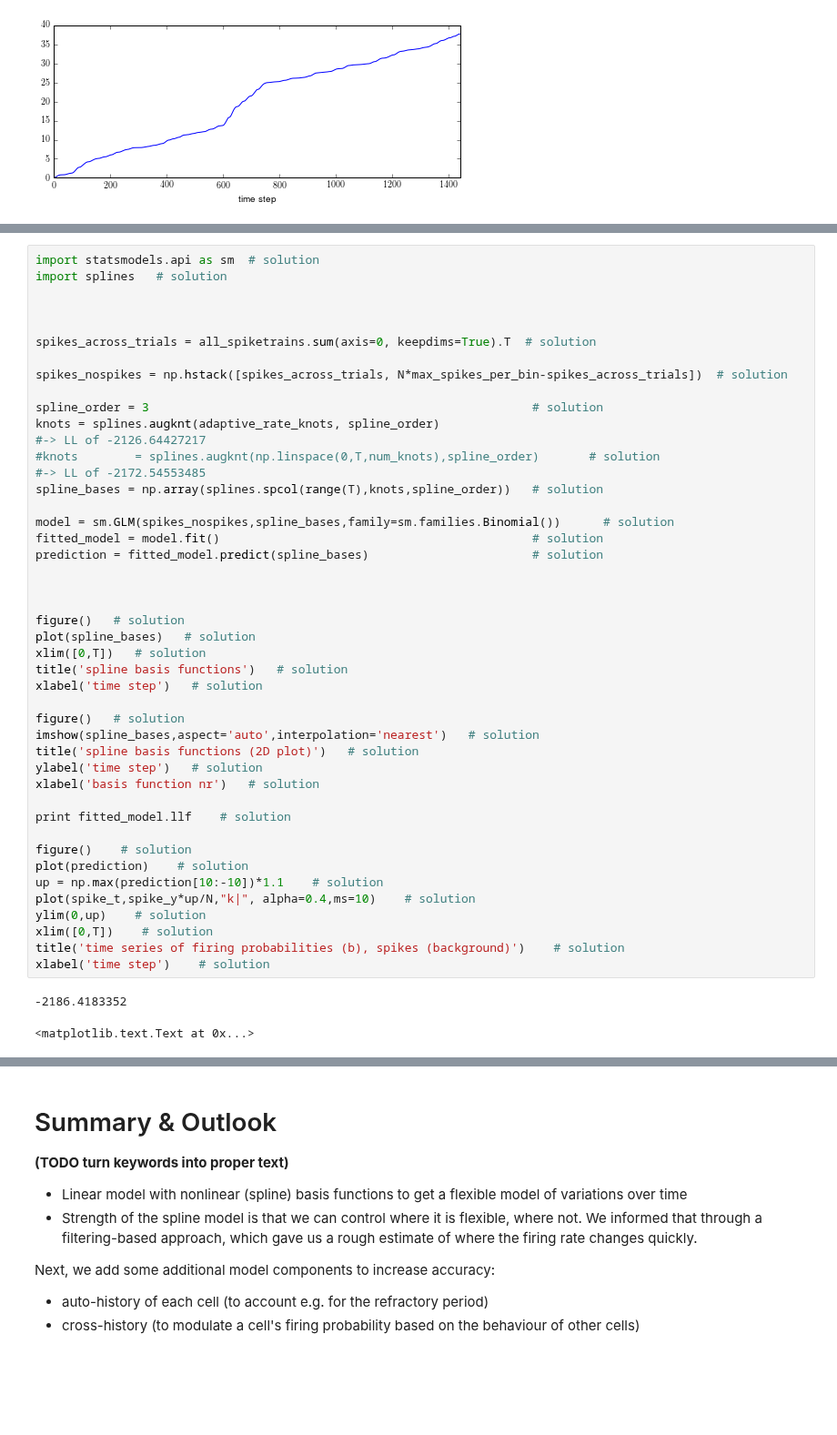
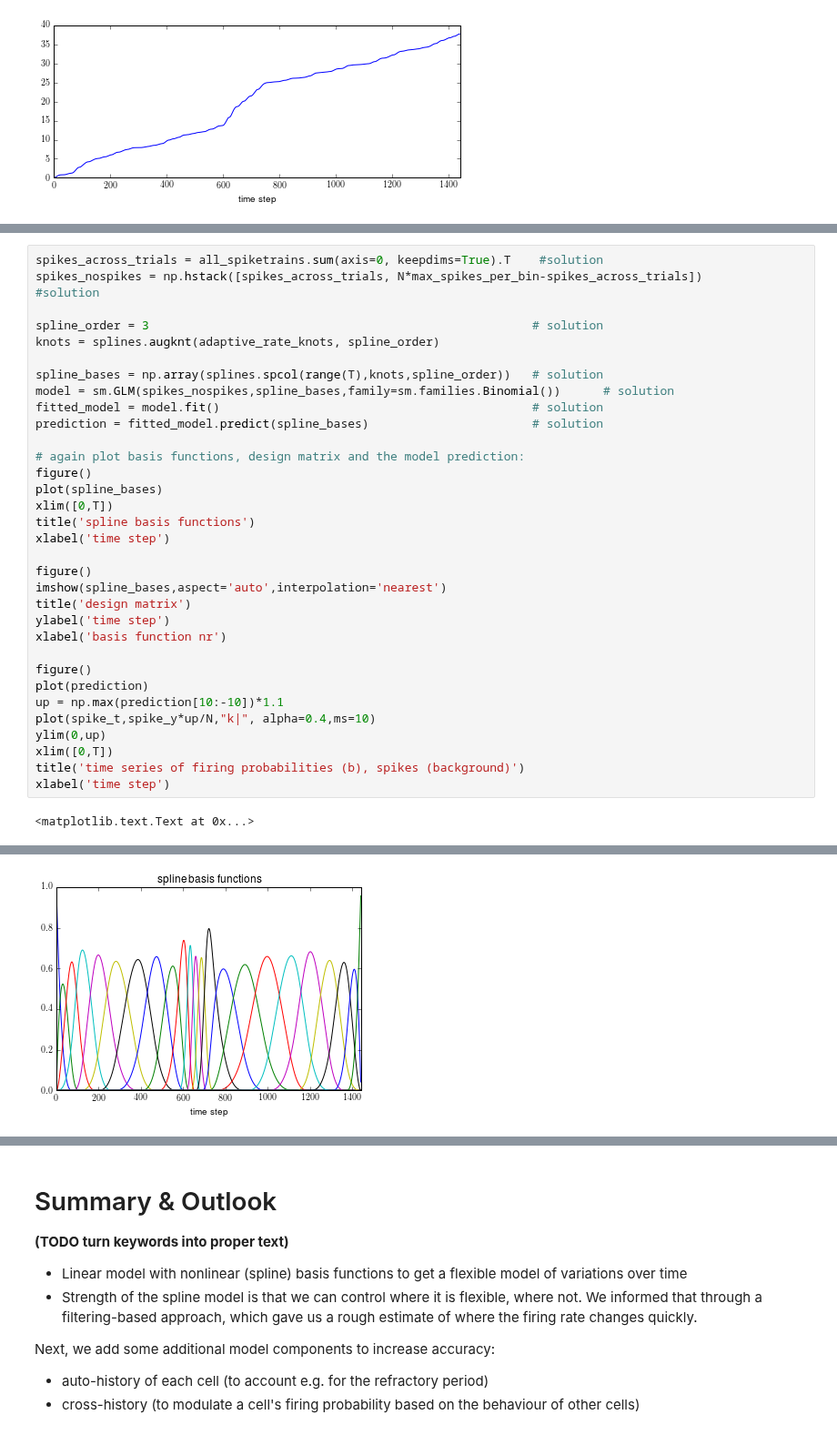
Before and after one commit to cknd/decoding, a Jupyter notebook: 02 [Solution] Part 2 - GLM.ipynb, the cells around one changed output, grey strips where cells are left out. Shown at 91% size. Saved outputs shown, nothing was run; the diff lists cells and outputs as text; blank space fills up the shorter version.

```diff
--- a/02 [Solution] Part 2 - GLM.ipynb
+++ b/02 [Solution] Part 2 - GLM.ipynb
@@ -392,48 +393,35 @@ plot(cumulative_derivative,'r')
 # %%
-import statsmodels.api as sm  # solution
-import splines   # solution
-
-
-
-spikes_across_trials = all_spiketrains.sum(axis=0, keepdims=True).T  # solution
-
-spikes_nospikes = np.hstack([spikes_across_trials, N*max_spikes_per_bin-spikes_across_trials])  # solution
+spikes_across_trials = all_spiketrains.sum(axis=0, keepdims=True).T    #solution
+spikes_nospikes = np.hstack([spikes_across_trials, N*max_spikes_per_bin-spikes_across_trials])       #solution
 
 spline_order = 3                                                      # solution
 knots = splines.augknt(adaptive_rate_knots, spline_order)
-#-> LL of -2126.64427217
-#knots        = splines.augknt(np.linspace(0,T,num_knots),spline_order)       # solution
-#-> LL of -2172.54553485
+
 spline_bases = np.array(splines.spcol(range(T),knots,spline_order))   # solution
-
 model = sm.GLM(spikes_nospikes,spline_bases,family=sm.families.Binomial())      # solution
 fitted_model = model.fit()                                            # solution
 prediction = fitted_model.predict(spline_bases)                       # solution
 
+# again plot basis functions, design matrix and the model prediction:
+figure()
+plot(spline_bases)
+xlim([0,T])
+title('spline basis functions')
+xlabel('time step')
 
+figure()
+imshow(spline_bases,aspect='auto',interpolation='nearest')
+title('design matrix')
+ylabel('time step')
+xlabel('basis function nr')
 
-figure()   # solution
-plot(spline_bases)   # solution
-xlim([0,T])   # solution
-title('spline basis functions')   # solution
-xlabel('time step')   # solution
-
-figure()   # solution
-imshow(spline_bases,aspect='auto',interpolation='nearest')   # solution
-title('spline basis functions (2D plot)')   # solution
-ylabel('time step')   # solution
-xlabel('basis function nr')   # solution
-
-print fitted_model.llf    # solution
-
-figure()    # solution
-plot(prediction)    # solution
-up = np.max(prediction[10:-10])*1.1    # solution
-plot(spike_t,spike_y*up/N,"k|", alpha=0.4,ms=10)    # solution
-ylim(0,up)    # solution
-xlim([0,T])    # solution
-title('time series of firing probabilities (b), spikes (background)')    # solution
-xlabel('time step')    # solution
+figure()
+plot(prediction)
+up = np.max(prediction[10:-10])*1.1
+plot(spike_t,spike_y*up/N,"k|", alpha=0.4,ms=10)
+ylim(0,up)
+xlim([0,T])
+title('time series of firing probabilities (b), spikes (background)')
+xlabel('time step')
 # %% [output]
--2186.4183352
+<matplotlib.text.Text at 0x...>
-<matplotlib.text.Text at 0x...>
@@ -442,0 +428 @@ xlabel('time step')    # solution
+[figure, added]
```
Also changed, not shown: parts of 10 cells of this notebook.
